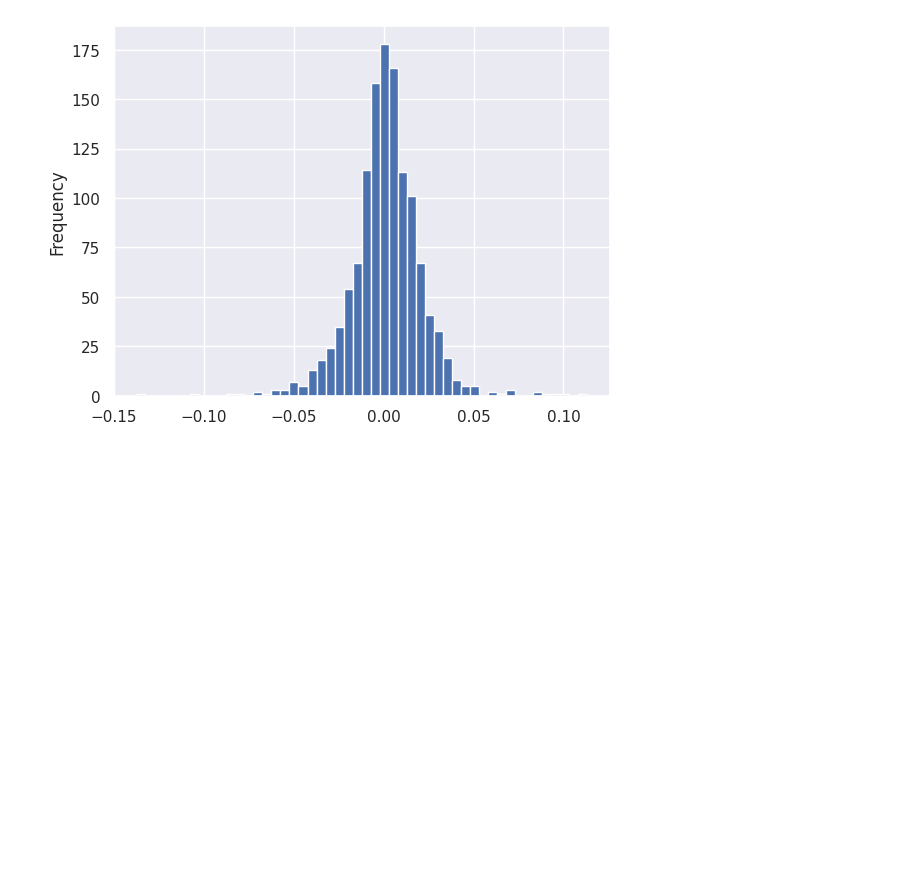
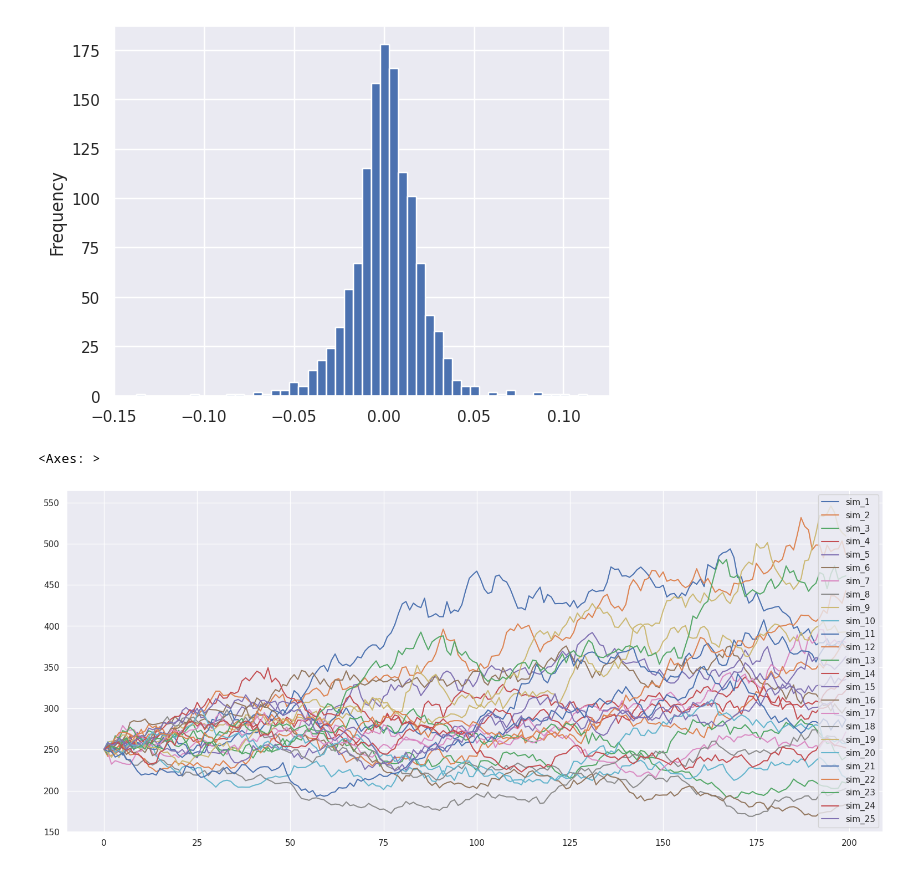
Before and after one commit to DaveQuant/Mathematical-Models-For-Pricing-Options, a Jupyter notebook: Mathematical Models.ipynb, the cells around one changed output. Cells and saved outputs as stored; diff of their text form; code cells hidden in the pictures; blank space fills up the shorter version.

Commit message:
stochastic simulations

```diff
--- a/Mathematical Models.ipynb
+++ b/Mathematical Models.ipynb
@@ -97,3 +97,28 @@ new_aapl['log_returns'].plot(kind = 'hist', bins = 50)
 # %% [output]
 <Axes: ylabel='Frequency'>
 [figure]
+# %%
+# Definir parámetros de la simulación
+parameters_bm = {'mean': np.mean(new_aapl['log_returns']), 'std': np.std(new_aapl['log_returns'])}
+ultimo_valor = new_aapl['AAPL'].iat[-1]
+
+# Crear DataFrame para almacenar simulaciones
+simulation = pd.DataFrame()
+
+# Número de simulaciones y número de días
+num_simulaciones = 25
+num_dias = 200
+
+for sim in range(num_simulaciones):
+    aux_list = [ultimo_valor]  # Inicializar con el último valor disponible
+    shocks = np.random.standard_normal(num_dias)
+
+    for j in range(1, num_dias):  # Comenzar en 1 porque ya tenemos el valor inicial
+        aux_list.append(aux_list[j - 1] * np.exp(parameters_bm['mean'] + parameters_bm['std'] * shocks[j]))
+
+    simulation[f'sim_{sim + 1}'] = aux_list  # Guardar la simulación en el DataFrame
+# %%
+simulation.plot(kind = 'line', figsize = (19,8))
+# %% [output]
+<Axes: >
+[figure, added]
```
Also changed, not shown: parts of 1 cell of this notebook.
